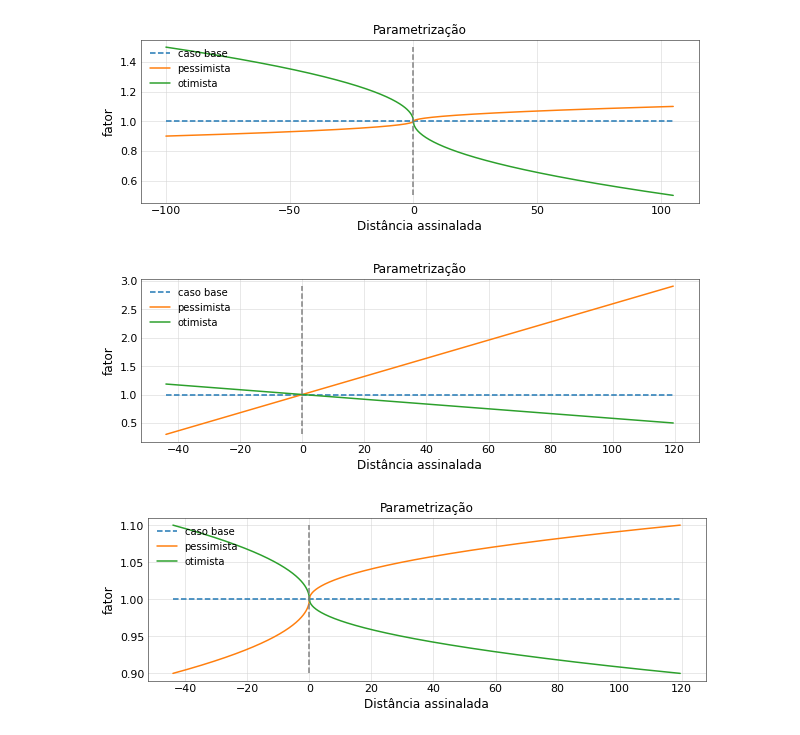
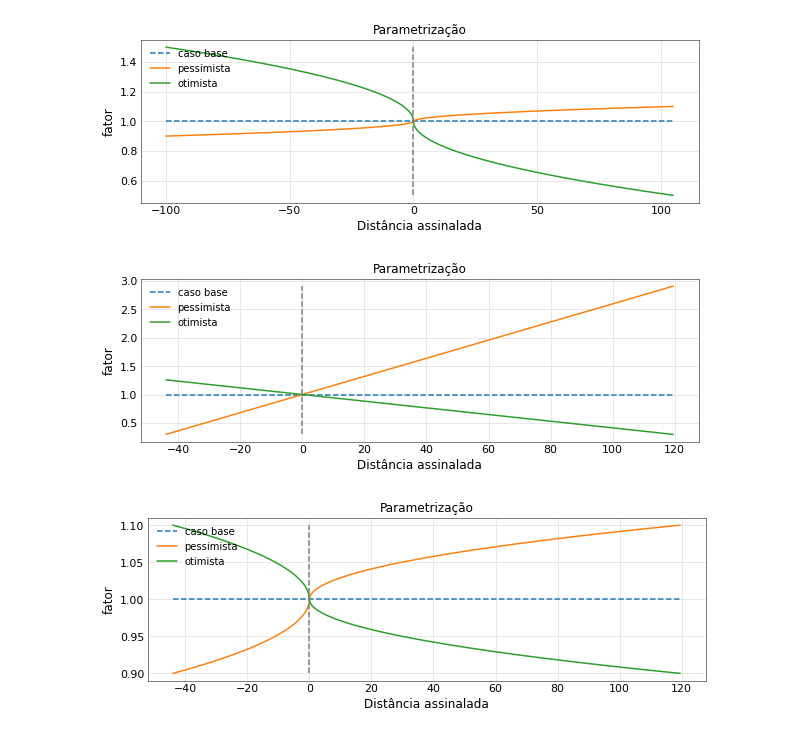
Before and after one commit to robertorolo/LPM-Geomod_Suite, a Jupyter notebook: kernel_factor_parametrization/kfp.ipynb, the cells around one changed output. Saved outputs shown, nothing was run; the diff lists cells and outputs as text; code cells hidden in the pictures.

```diff
--- a/kernel_factor_parametrization/kfp.ipynb
+++ b/kernel_factor_parametrization/kfp.ipynb
@@ -106,9 +106,9 @@ plt_fcd(sd=data['signed_distances_rt_100'], f_min_p=0.9, f_min_o=0.5, f='quadrat
 # %% [output]
 [figure]
 # %%
-plt_fcd(sd=data['signed_distances_rt_200'], f_min_p=0.3, f_min_o=0.5)
+plt_fcd(sd=data['signed_distances_rt_200'], f_min_p=0.3, f_min_o=0.3)
 # %% [output]
-[figure, old version]
+[figure, new version]
 # %%
 plt_fcd(sd=data['signed_distances_rt_200'], f_min_p=0.9, f_min_o=0.9, f='quadratic')
 # %% [output]
```
Also changed, not shown: 1 other file.
